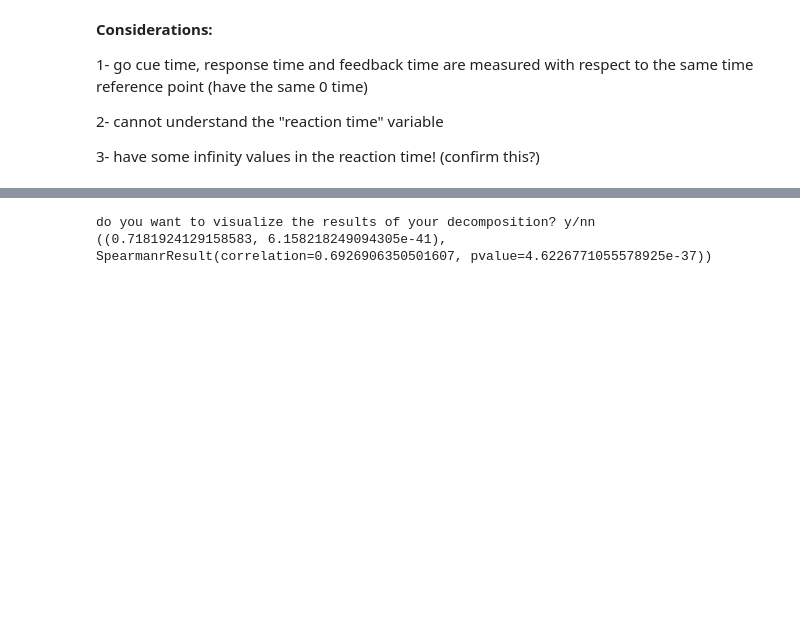
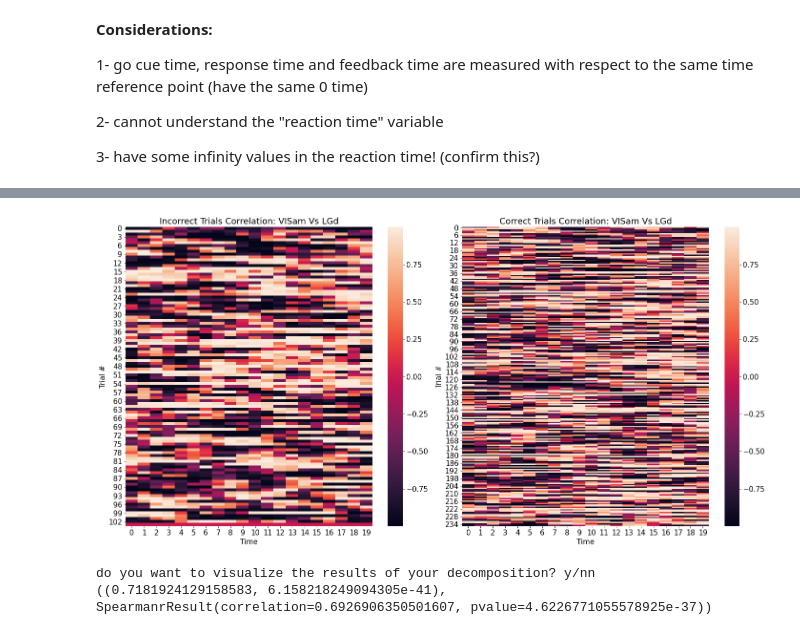
Before and after one commit to Neurocoders/AttentionProject, a Jupyter notebook: load_steinmetz_data_V2.ipynb, the cells around one changed output, grey strips where cells are left out. Cells and saved outputs as stored; diff of their text form; code cells hidden in the pictures; blank space fills up the shorter version.

```diff
--- a/load_steinmetz_data_V2.ipynb
+++ b/load_steinmetz_data_V2.ipynb
@@ -463,3 +463,60 @@ roll_win_p_cor = roll_window_pearson_correlation(signal1 = dat_LFP["lfp"][ind1,
+# %%
+def plot_heat_map(area1 = "LGd", area2="VISam"
+                                    ,win_size = 4, t_minus_resp = 20 ):
+
+  """
+
+    This function plots heatmap of rolling window pearson correlation.
+    Plots two heatmaps, 1. Incorrect trials 2. Correct Trials
+    Heatmap is plotted: X-axis = Time, Y-axis = Trial, color coding= Correlation coeff
+
+    Inputs:
+
+    area1 = Brain region 1
+    area2 = Brain region 2
+
+    Returns:
+
+    """
+  if t_minus_resp:
+    rolling_stack_resp_time = np.zeros(t_minus_resp)
+
+  for i in range(len(dat["response_time"])):
+    #Get smooth signal
+    smooth_sig1, smooth_sig2, area1, area2 = visualize_areas(data_LFP = dat_LFP,trial_num = i,typ = "gaussian", win_len = win_size,
+                  data_all = dat, fig_size = (18,10),plot_raw = False, plot_smoth = False,area1 = area1, area2 = area2)
+
+    #analysis time:  response time -100 to response time
+    resp_time = (dat["response_time"])[i] * 100
+    #Rolling window for time minus response time (t_minus_resp)
+    roll_win_pearson_interval = roll_window_pearson_correlation(window_size=win_size,
+                          signal1 = smooth_sig1, signal2=smooth_sig2, trial_num=i)[int(resp_time[0])-t_minus_resp:int(resp_time[0])]
+    rolling_stack_resp_time = np.vstack((roll_win_pearson_interval,rolling_stack_resp_time))
+
+
+  #Removing the first initialized zeros
+  rolling_stack_resp_time=rolling_stack_resp_time[1:]
+
+  fig, (ax1, ax2) = plt.subplots(1,2,figsize=(20,10))
+  sns.heatmap(rolling_stack_resp_time[incorrect], ax=ax1)
+  plt.title("For Incorrect Trials")
+  #plt.title("Pearson Correlation Heatmap: " + area1 + " Vs " + area2)
+  sns.heatmap(rolling_stack_resp_time[correct], ax=ax2)
+  # plt.show()
+
+
+  # ax[0] = sns.heatmap(rolling_stack_resp_time[incorrect])
+  # ax[1] = sns.heatmap(rolling_stack_resp_time[correct])
+  ax1.set(xlabel='Time', ylabel='Trial #')
+  ax2.set(xlabel='Time', ylabel='Trial #')
+  ax1.set_title('Incorrect Trials Correlation: ' + area1 + ' Vs ' + area2)
+  ax2.set_title('Correct Trials Correlation: ' + area1 + ' Vs ' + area2)
+  #plt.title("Pearson Correlation Heatmap: " + area1 + " Vs " + area2)
+
+#['DG', 'LGd', 'SUB', 'VISp', 'ACA', 'MOs', 'PL', 'CA1', 'DG', 'LH', 'MD', 'VISam']
+plot_heat_map(area1 = "VISam", area2 = "LGd",t_minus_resp=20 )
+# %% [output]
+[figure, added]
 # %%
 def freq_correlation(NT = NT, dt = dt, smooth_sig1 = smooth_sig1, smooth_sig2 =  smooth_sig2,
             dat_LFP = dat_LFP,trial_num = 1, area1 = area1,
```
Also changed, not shown: parts of 2 cells of this notebook.
